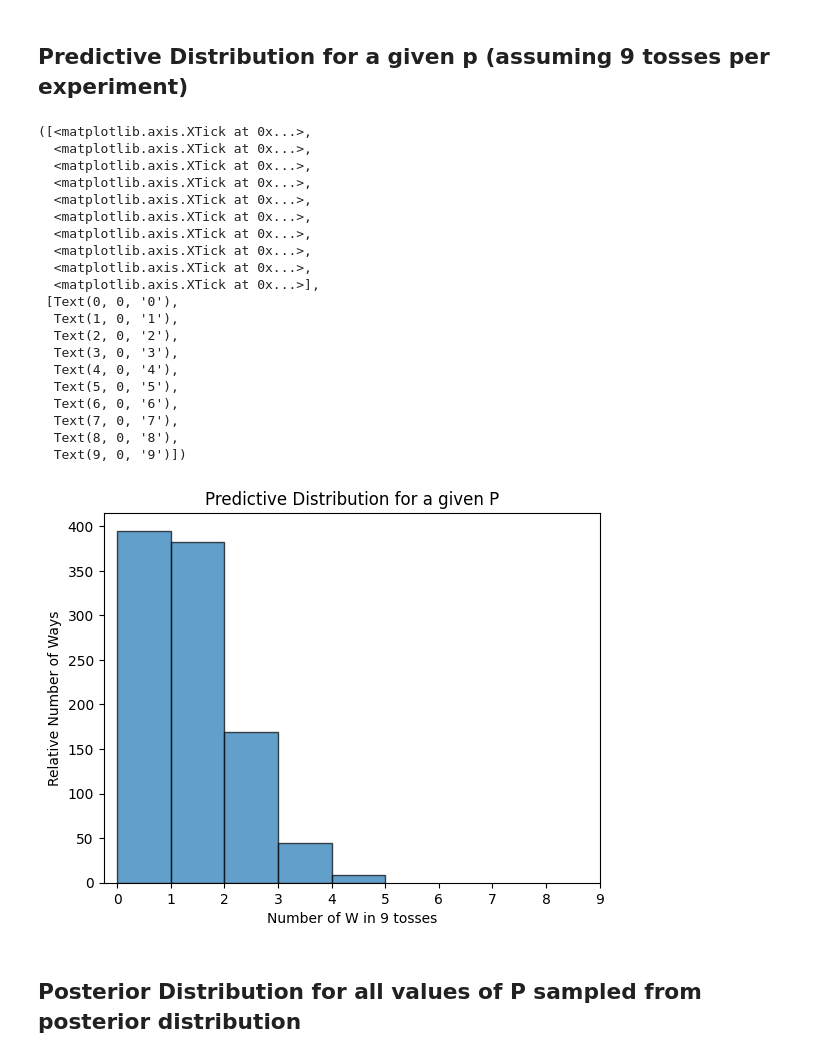
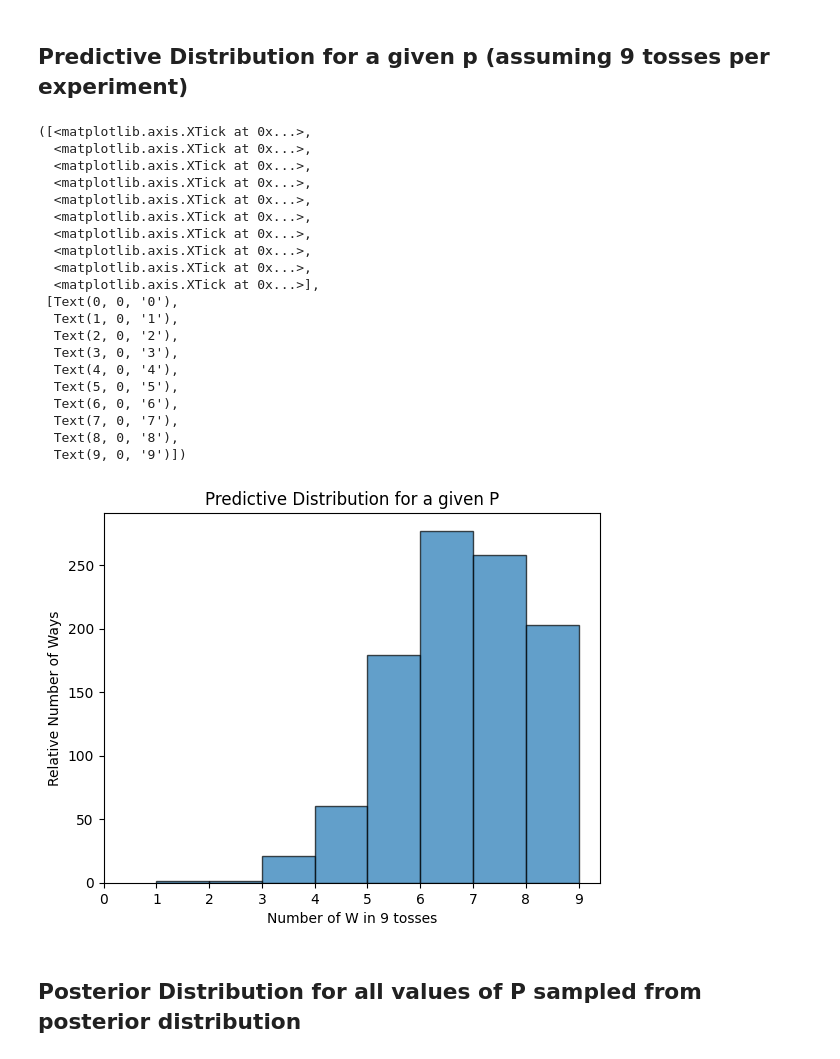
Before and after one commit to statistactics/stats-redo, a Jupyter notebook: Practice Exercises/Ex1_Garden of Forks.ipynb, the cells around one changed output. Cells and saved outputs as stored; diff of their text form; code cells hidden in the pictures.

```diff
--- a/Practice Exercises/Ex1_Garden of Forks.ipynb
+++ b/Practice Exercises/Ex1_Garden of Forks.ipynb
@@ -259,40 +262,40 @@ ax.hist(beta.rvs(a = 6+1, b = 3+1, size = 1000), density = True, bins = "auto")
 ## Predictive Distribution for a given p (assuming 9 tosses per experiment)
 # %%
 # Predictive distribution for a FIXED p = 0.7
-p_fixed = 0.1
+p_fixed = 0.7
 predictive_samples = []
 for _ in range(1000):
     experiment = globe_sampling(p_fixed, N=9)
     predictive_samples.append(sum(x == "W" for x in experiment))
 
 # Visualize the predictive distribution for a given p
 plt.hist(predictive_samples, bins="auto", alpha=0.7, edgecolor='black')
 plt.xlabel("Number of W in 9 tosses")
 plt.ylabel("Relative Number of Ways")
 plt.title("Predictive Distribution for a given P")
 plt.xticks(range(10))
 # %% [output]
 ([<matplotlib.axis.XTick at 0x...>,
   <matplotlib.axis.XTick at 0x...>,
   <matplotlib.axis.XTick at 0x...>,
   <matplotlib.axis.XTick at 0x...>,
   <matplotlib.axis.XTick at 0x...>,
   <matplotlib.axis.XTick at 0x...>,
   <matplotlib.axis.XTick at 0x...>,
   <matplotlib.axis.XTick at 0x...>,
   <matplotlib.axis.XTick at 0x...>,
   <matplotlib.axis.XTick at 0x...>],
  [Text(0, 0, '0'),
   Text(1, 0, '1'),
   Text(2, 0, '2'),
   Text(3, 0, '3'),
   Text(4, 0, '4'),
   Text(5, 0, '5'),
   Text(6, 0, '6'),
   Text(7, 0, '7'),
   Text(8, 0, '8'),
   Text(9, 0, '9')])
-[figure, old version]
+[figure, new version]
 # %% [markdown]
 ## Posterior Distribution for all values of P sampled from posterior distribution
 # %%
```
Also changed, not shown: parts of 14 cells of this notebook, 1 other file.
